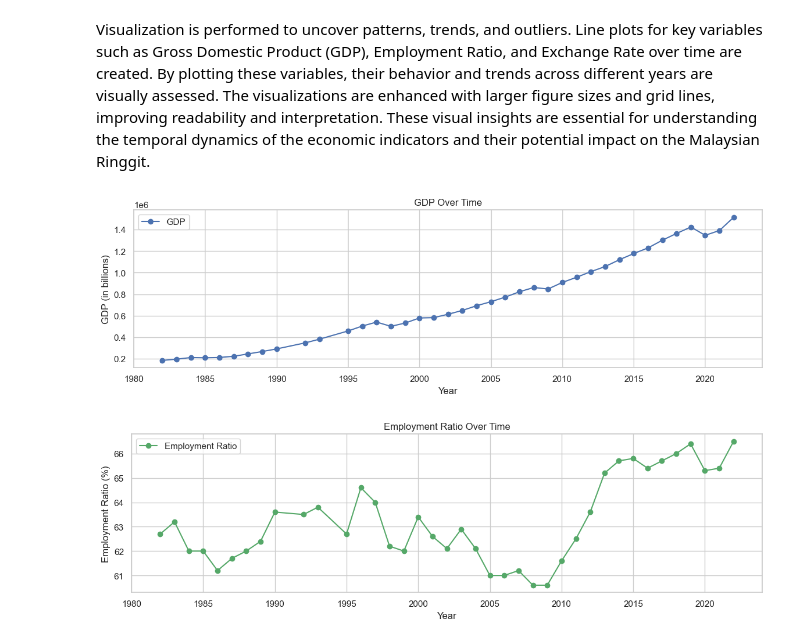
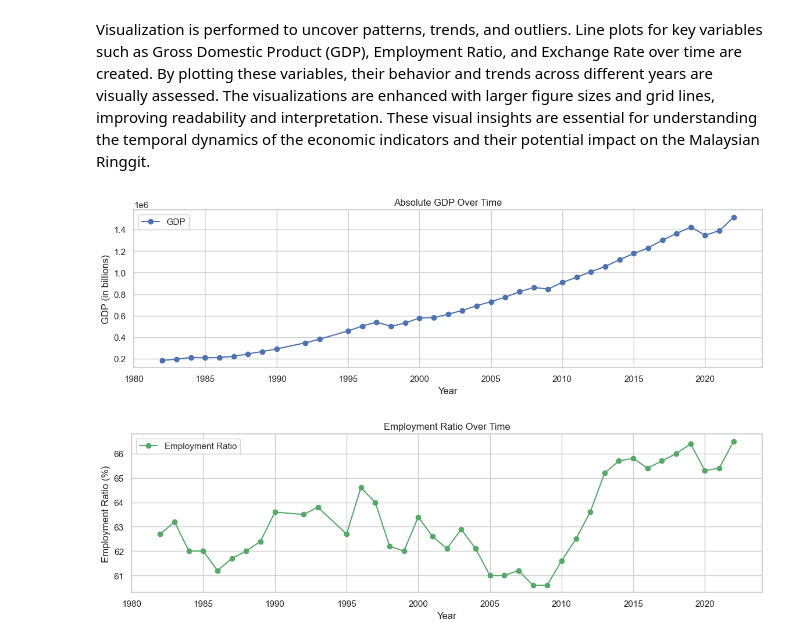
Before and after one commit to KohJJ820/MLIsFun, a Jupyter notebook: 5_Project/5_Project.ipynb, the cells around one changed output. Cells and saved outputs as stored; diff of their text form; code cells hidden in the pictures.

Commit message:
reviewed version
updated datasets, revised model, add new model

```diff
--- a/5_Project/5_Project.ipynb
+++ b/5_Project/5_Project.ipynb
@@ -308,8 +454,8 @@ year
 In this section, the dataset is loaded and basic exploratory data analysis (EDA) is performed. The first few rows of the dataset are displayed to understand its structure. Summary statistics are generated to gain insights into the distribution and central tendencies of the data. Missing values are checked to ensure data completeness and quality. This initial exploration is conducted to provide a preliminary understanding of the dataset's characteristics and potential issues.
 # %%
 # Load the dataset
-df = pd.read_csv('datasets/dataset.csv', index_col='year')
+df = pd.read_csv('datasets/dataset.csv', index_col='date')
 
 # Display the first few rows of the dataset
-print(df.head())
+df.head()
 # %% [output]
@@ -371,19 +515,19 @@ Visualization is performed to uncover patterns, trends, and outliers. Line plots
 # %%
 # Set the style for the plots
 sns.set(style="whitegrid")
 
 # Plotting the GDP over time
 plt.figure(figsize=(14, 12))
 
 plt.subplot(3, 1, 1)
-plt.plot(df.index, df['gdp'], label='GDP', color='b', marker='o')
+plt.plot(df.index, df['abs_gdp'], label='GDP', color='b', marker='o')
 plt.xlabel('Year')
 plt.ylabel('GDP (in billions)')
-plt.title('GDP Over Time')
+plt.title('Absolute GDP Over Time')
 plt.legend()
 plt.grid(True)
 # %% [output]
-[figure, old version]
+[figure, new version]
 # %%
 # Set the style for the plots
 sns.set(style="whitegrid")
```
Also changed, not shown: parts of 63 cells of this notebook, 4 other files.
